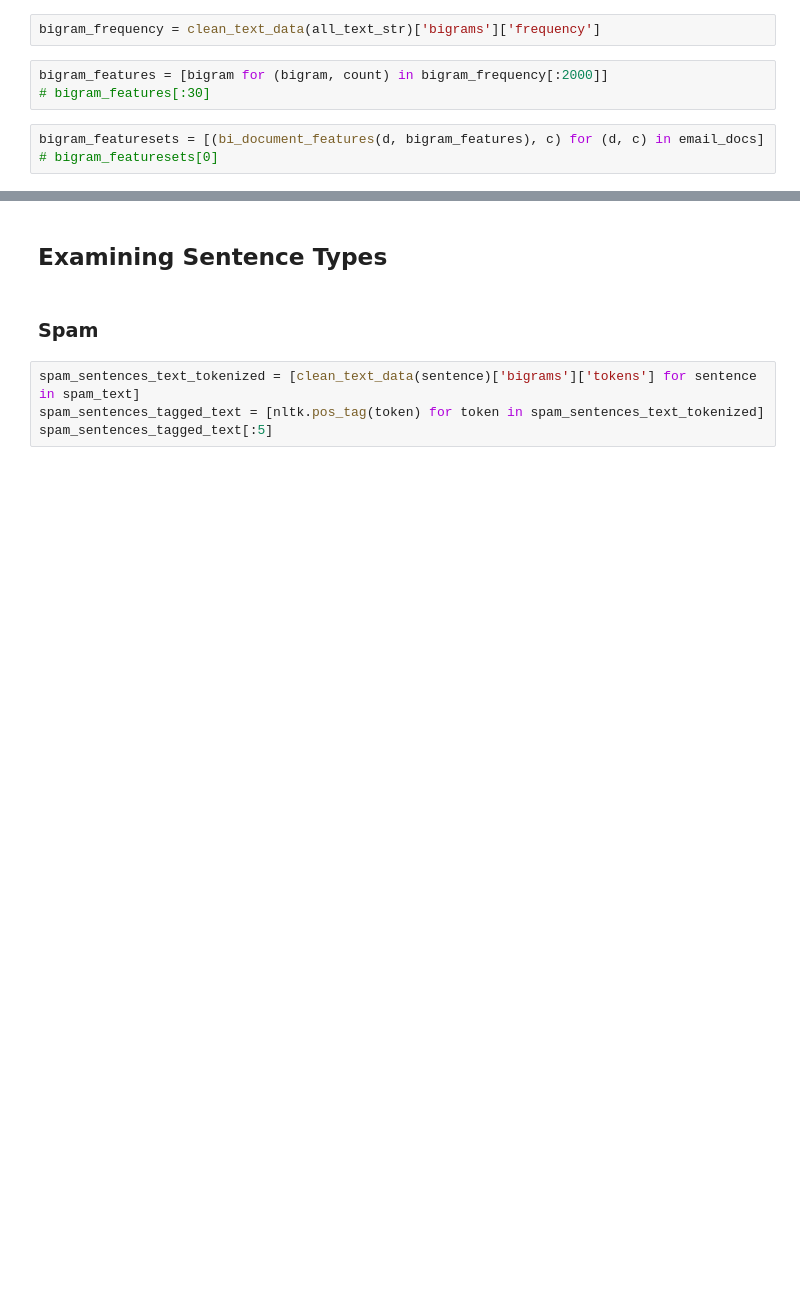
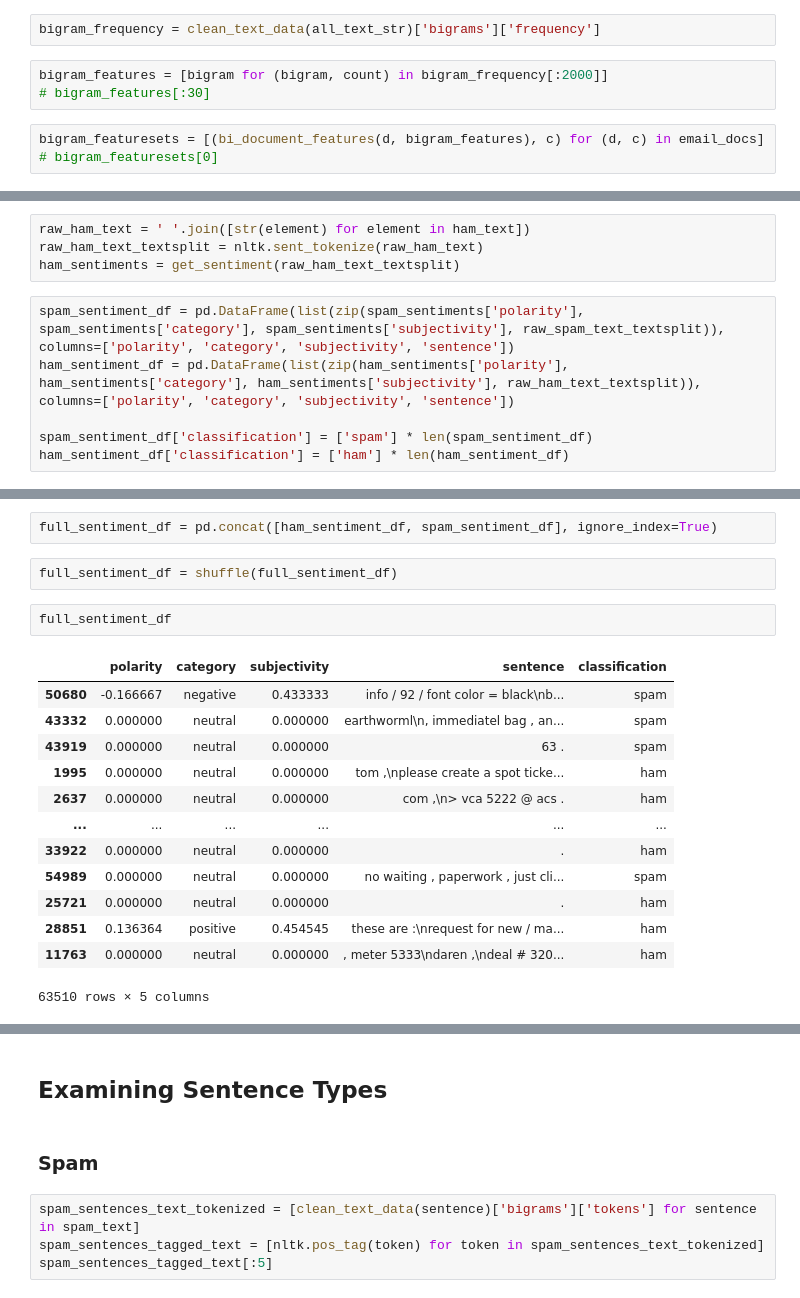
Before and after one commit to trisxcj1/SyracuseUniversity_IST664, a Jupyter notebook: Tristn_Joseph_FinalProject.ipynb, the cells around one changed output, grey strips where cells are left out. Cells and saved outputs as stored; diff of their text form; blank space fills up the shorter version.

Commit message:
another classification thing

```diff
--- a/Tristn_Joseph_FinalProject.ipynb
+++ b/Tristn_Joseph_FinalProject.ipynb
@@ -324,0 +353,10 @@ The accuracy of the bigram model is ~88.378%
+# %%
+raw_ham_text = ' '.join([str(element) for element in ham_text])
+raw_ham_text_textsplit = nltk.sent_tokenize(raw_ham_text)
+ham_sentiments = get_sentiment(raw_ham_text_textsplit)
+# %%
+spam_sentiment_df = pd.DataFrame(list(zip(spam_sentiments['polarity'], spam_sentiments['category'], spam_sentiments['subjectivity'], raw_spam_text_textsplit)), columns=['polarity', 'category', 'subjectivity', 'sentence'])
+ham_sentiment_df = pd.DataFrame(list(zip(ham_sentiments['polarity'], ham_sentiments['category'], ham_sentiments['subjectivity'], raw_ham_text_textsplit)), columns=['polarity', 'category', 'subjectivity', 'sentence'])
+
+spam_sentiment_df['classification'] = ['spam'] * len(spam_sentiment_df)
+ham_sentiment_df['classification'] = ['ham'] * len(ham_sentiment_df)
@@ -324,0 +389,20 @@ The accuracy of the bigram model is ~88.378%
+# %%
+full_sentiment_df = pd.concat([ham_sentiment_df, spam_sentiment_df], ignore_index=True)
+# %%
+full_sentiment_df = shuffle(full_sentiment_df)
+# %%
+full_sentiment_df
+# %% [output]
+|  | polarity | category | subjectivity | sentence | classification |
+| 50680 | -0.166667 | negative | 0.433333 | info / 92 / font color = black\nb... | spam |
+| 43332 | 0.000000 | neutral | 0.000000 | earthworml\n, immediatel bag , an... | spam |
+| 43919 | 0.000000 | neutral | 0.000000 | 63 . | spam |
+| 1995 | 0.000000 | neutral | 0.000000 | tom ,\nplease create a spot ticke... | ham |
+| 2637 | 0.000000 | neutral | 0.000000 | com ,\n> vca 5222 @ acs . | ham |
+| ... | ... | ... | ... | ... | ... |
+| 33922 | 0.000000 | neutral | 0.000000 | . | ham |
+| 54989 | 0.000000 | neutral | 0.000000 | no waiting , paperwork , just cli... | spam |
+| 25721 | 0.000000 | neutral | 0.000000 | . | ham |
+| 28851 | 0.136364 | positive | 0.454545 | these are :\nrequest for new / ma... | ham |
+| 11763 | 0.000000 | neutral | 0.000000 | , meter 5333\ndaren ,\ndeal # 320... | ham |
+63510 rows × 5 columns
```
Also changed, not shown: parts of 22 cells of this notebook.
